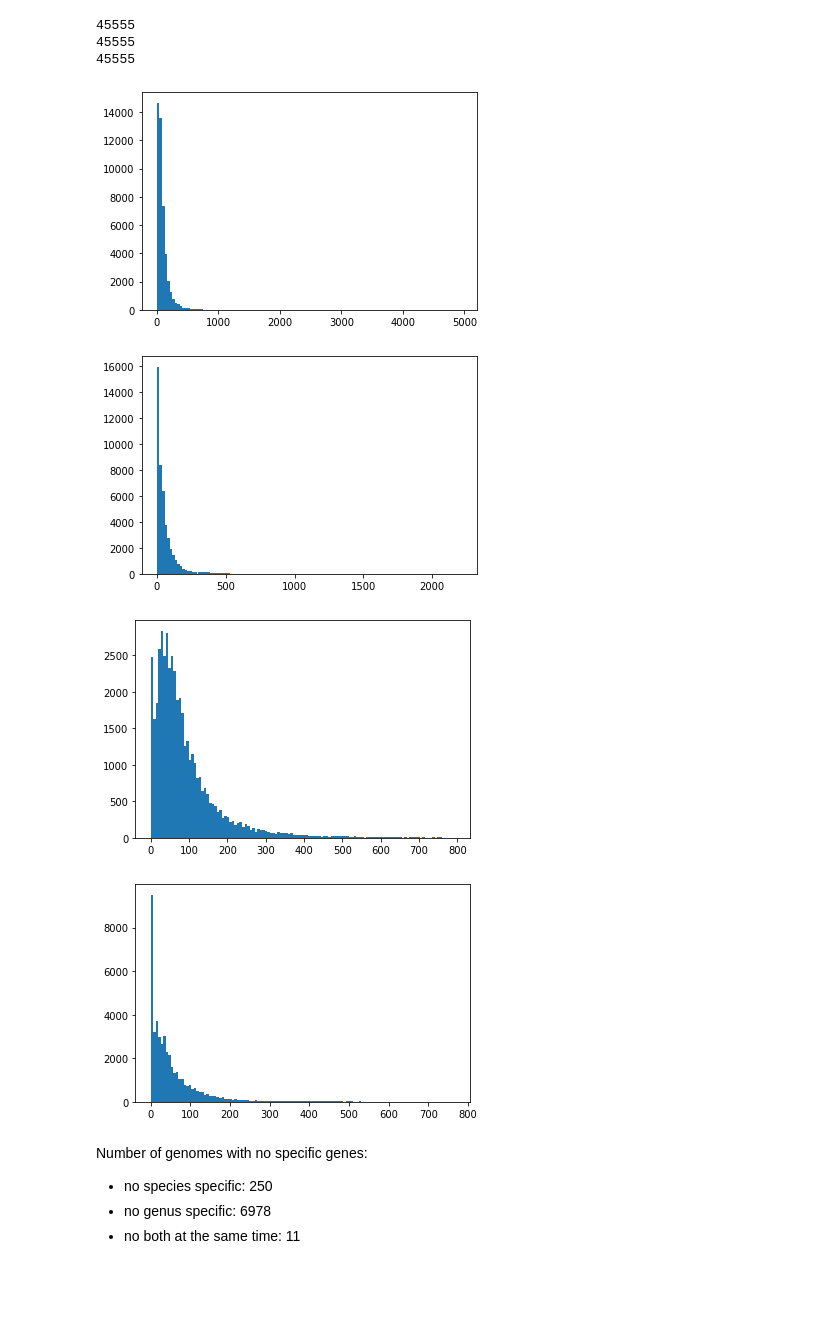
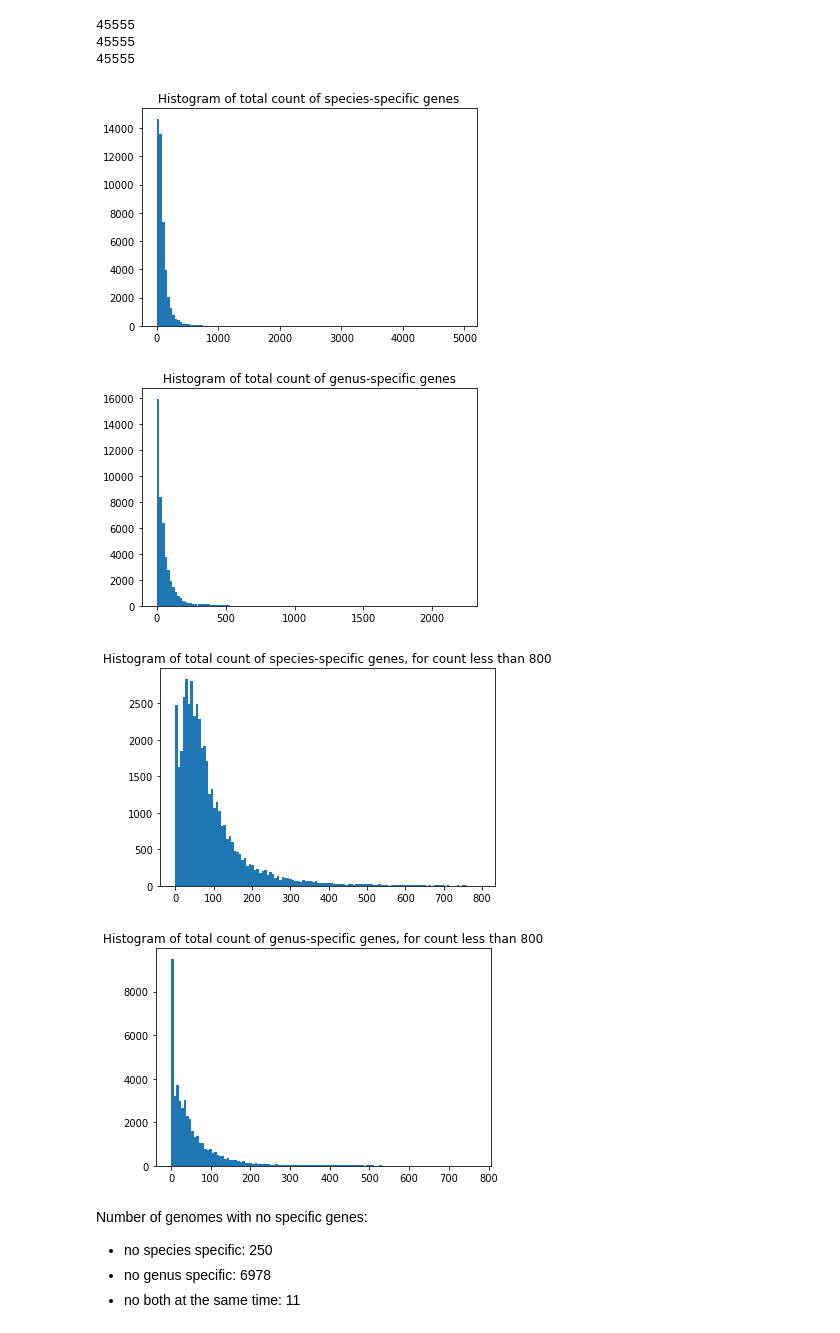
Before and after one commit to WojDob/Taxonomically-Restricted-Genes-Browser, a Jupyter notebook: analysis/how_many_are_specific.ipynb, the cells around one changed output. Drawn from its saved outputs; the diff is of its cells as text; code cells hidden in the pictures; blank space fills up the shorter version.

```diff
--- a/analysis/how_many_are_specific.ipynb
+++ b/analysis/how_many_are_specific.ipynb
@@ -160,20 +160,24 @@ print(total_genomes)
 # %%
 from matplotlib import pyplot as plt
 
 plt.hist(count_values_species, bins=120)
+plt.title("Histogram of total count of species-specific genes")
 plt.show()
 plt.hist(count_values_genus, bins=120)
+plt.title("Histogram of total count of genus-specific genes")
 plt.show()
 
 plt.hist([x for x in count_values_species if x < 800], bins=120)
+plt.title("Histogram of total count of species-specific genes, for count less than 800")
 plt.show()
 plt.hist([x for x in count_values_genus if x < 800], bins=120)
+plt.title("Histogram of total count of genus-specific genes, for count less than 800")
 plt.show()
 # %% [output]
-[figure, old version]
+[figure, new version]
-[figure, old version]
+[figure, new version]
-[figure, old version]
+[figure, new version]
-[figure, old version]
+[figure, new version]
 # %% [markdown]
 Number of genomes with no specific genes:
 * no species specific: 250
```
Also changed, not shown: parts of 7 cells of this notebook, 1 other file.
